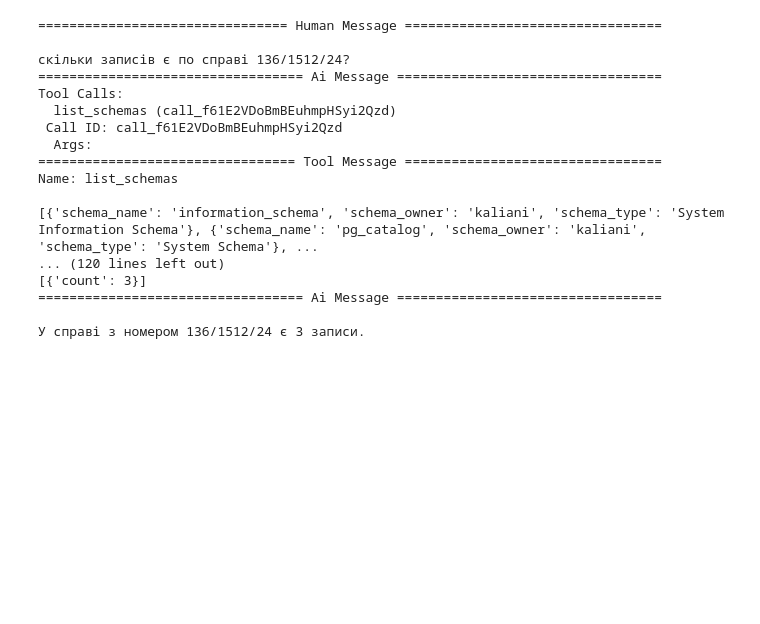
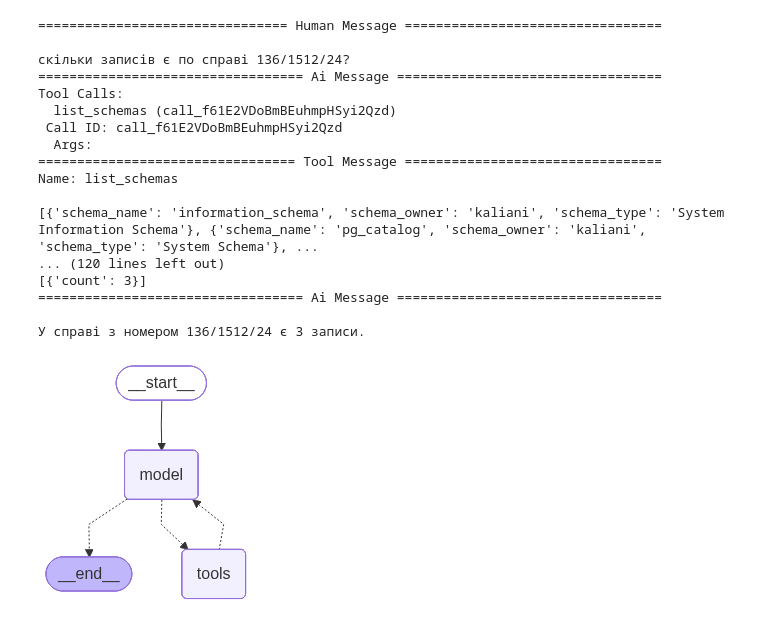
Before and after one commit to kaliani/vibe-judges, a Jupyter notebook: notebooks/03_react_agent.ipynb, the cells around one changed output. Saved outputs shown, nothing was run; the diff lists cells and outputs as text; code cells hidden in the pictures; blank space fills up the shorter version.

Commit message:
update lang studio agent

```diff
--- a/notebooks/03_react_agent.ipynb
+++ b/notebooks/03_react_agent.ipynb
@@ -450,0 +542,11 @@ def detect_tool(state: AgentState):
+# %%
+agent = create_agent(
+    model=model,
+    tools=[extract_rtf_text, classify_text, administrative_summarize, criminal_summarize]
+)
+# %%
+from IPython.display import Image, display
+
+display(Image(agent.get_graph(xray=True).draw_mermaid_png()))
+# %% [output]
+[figure, added]
```
Also changed, not shown: parts of 3 cells of this notebook, 7 other files.
